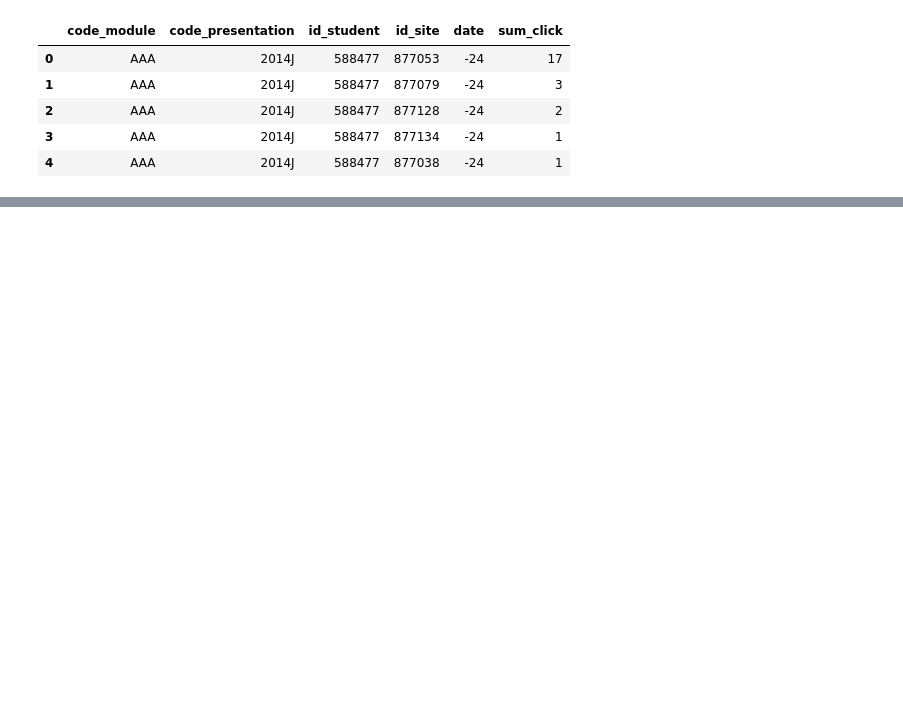
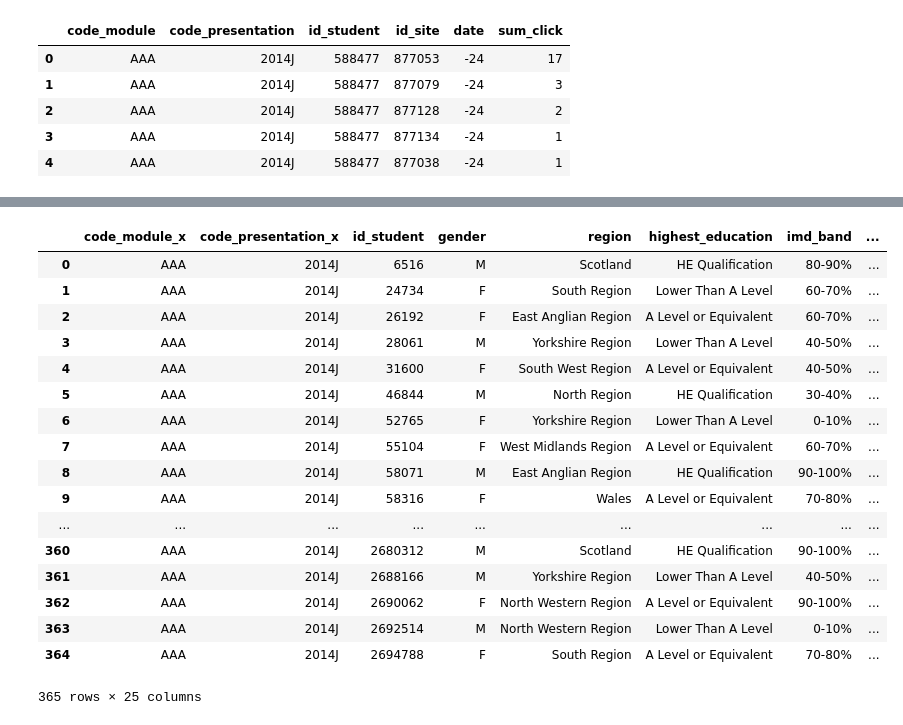
Before and after one commit to eang16/info370-w19-final-group3, a Jupyter notebook: Untitled.ipynb, the cells around one changed output, grey strips where cells are left out. Drawn from its saved outputs; the diff is of its cells as text; code cells hidden in the pictures; blank space fills up the shorter version.

Commit message:
added registration

```diff
--- a/Untitled.ipynb
+++ b/Untitled.ipynb
@@ -176,0 +180,4 @@ mergedStudentInfo
+# %%
+studentRegistration_filtered = studentRegistration_filtered[studentRegistration_filtered.code_module == 'AAA']
+studentRegistration_filtered['date_unregistration'] = studentRegistration_filtered.date_unregistration.fillna(269)
+studentRegistration_filtered
@@ -176,0 +203,22 @@ mergedStudentInfo
+# %%
+mergedStudentInfo = mergedStudentInfo.merge(studentRegistration_filtered, on='id_student')
+mergedStudentInfo
+# %% [output]
+|  | code_module_x | code_presentation_x | id_student | gender | region | highest_education | imd_band | ... |
+| 0 | AAA | 2014J | 6516 | M | Scotland | HE Qualification | 80-90% | ... |
+| 1 | AAA | 2014J | 24734 | F | South Region | Lower Than A Level | 60-70% | ... |
+| 2 | AAA | 2014J | 26192 | F | East Anglian Region | A Level or Equivalent | 60-70% | ... |
+| 3 | AAA | 2014J | 28061 | M | Yorkshire Region | Lower Than A Level | 40-50% | ... |
+| 4 | AAA | 2014J | 31600 | F | South West Region | A Level or Equivalent | 40-50% | ... |
+| 5 | AAA | 2014J | 46844 | M | North Region | HE Qualification | 30-40% | ... |
+| 6 | AAA | 2014J | 52765 | F | Yorkshire Region | Lower Than A Level | 0-10% | ... |
+| 7 | AAA | 2014J | 55104 | F | West Midlands Region | A Level or Equivalent | 60-70% | ... |
+| 8 | AAA | 2014J | 58071 | M | East Anglian Region | HE Qualification | 90-100% | ... |
+| 9 | AAA | 2014J | 58316 | F | Wales | A Level or Equivalent | 70-80% | ... |
+| ... | ... | ... | ... | ... | ... | ... | ... | ... |
+| 360 | AAA | 2014J | 2680312 | M | Scotland | HE Qualification | 90-100% | ... |
+| 361 | AAA | 2014J | 2688166 | M | Yorkshire Region | Lower Than A Level | 40-50% | ... |
+| 362 | AAA | 2014J | 2690062 | F | North Western Region | A Level or Equivalent | 90-100% | ... |
+| 363 | AAA | 2014J | 2692514 | M | North Western Region | Lower Than A Level | 0-10% | ... |
+| 364 | AAA | 2014J | 2694788 | F | South Region | A Level or Equivalent | 70-80% | ... |
+365 rows × 25 columns
```
Also changed, not shown: parts of 6 cells of this notebook, 1 other file.
